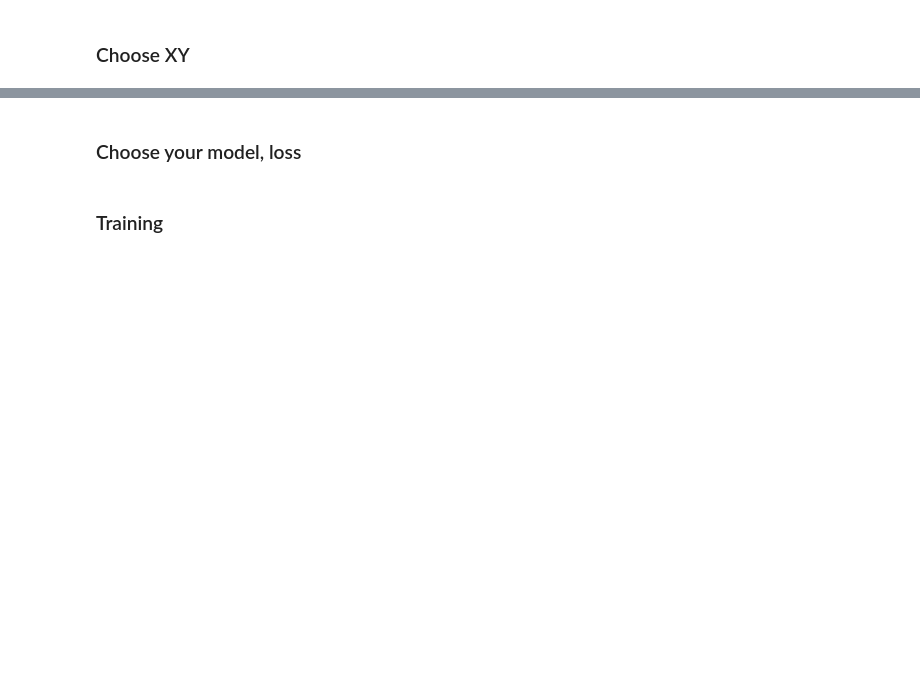
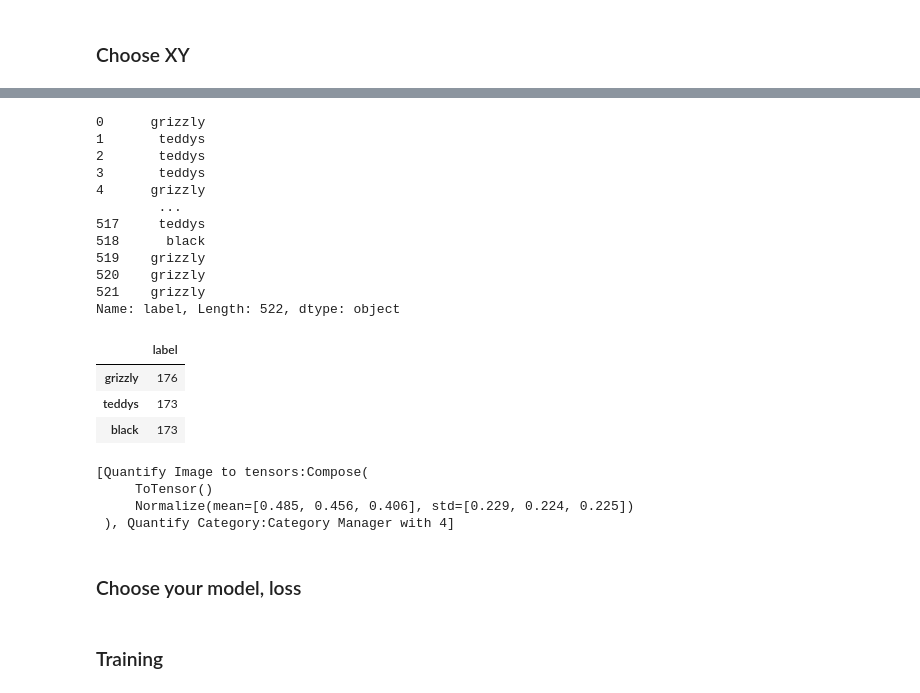
Before and after one commit to tcengine/tai-chi, a Jupyter notebook: nbs/unpackai_dev_plan.ipynb, the cells around one changed output, grey strips where cells are left out. Cells and saved outputs as stored; diff of their text form; code cells hidden in the pictures; blank space fills up the shorter version.

```diff
--- a/nbs/unpackai_dev_plan.ipynb
+++ b/nbs/unpackai_dev_plan.ipynb
@@ -802,3 +901,48 @@ def choose_xy(df):
+# %%
+def execute_quantify(
+    df: pd.DataFrame, phase:Phase
+):
+    # existance check
+    if 'quantify' not in phase:
+        raise KeyError(f"No quantify stepset")
+
+    qlist = list()
+    for qconf in tqdm(phase['quantify'], leave = False):
+        qname = qconf['quantify']
+        kwargs = qconf['kwargs']
+        src = qconf['src']
+        x = qconf['x']
+
+        cls = QUANTIFY[qname]
+        qobj = cls(**kwargs)
+        qobj.src = src
+        qobj.is_x = x
+        qobj.adapt(df[src])
+        qlist.append(qobj)
+    return qlist
+# %%
+execute_quantify(bear_df, phase)
+# %% [output]
+0      grizzly
+1       teddys
+2       teddys
+3       teddys
+4      grizzly
+        ...
+517     teddys
+518      black
+519    grizzly
+520    grizzly
+521    grizzly
+Name: label, Length: 522, dtype: object
+|  | label |
+| grizzly | 176 |
+| teddys | 173 |
+| black | 173 |
+[Quantify Image to tensors:Compose(
+     ToTensor()
+     Normalize(mean=[0.485, 0.456, 0.406], std=[0.229, 0.224, 0.225])
+ ), Quantify Category:Category Manager with 4]
 # %% [markdown]
 ###  Choose your model, loss
 # %% [markdown]
```
Also changed, not shown: parts of 15 cells of this notebook.
